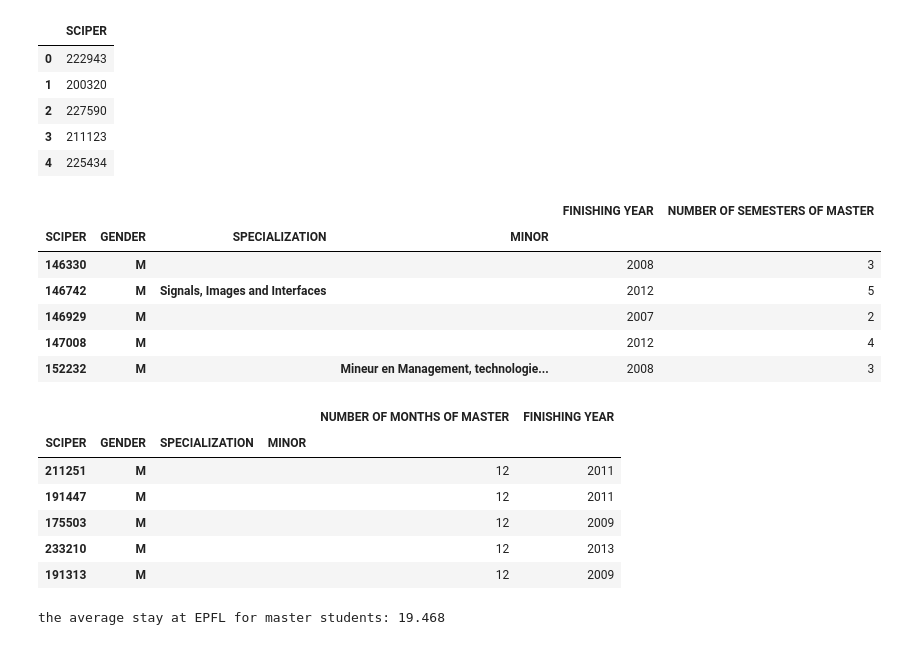
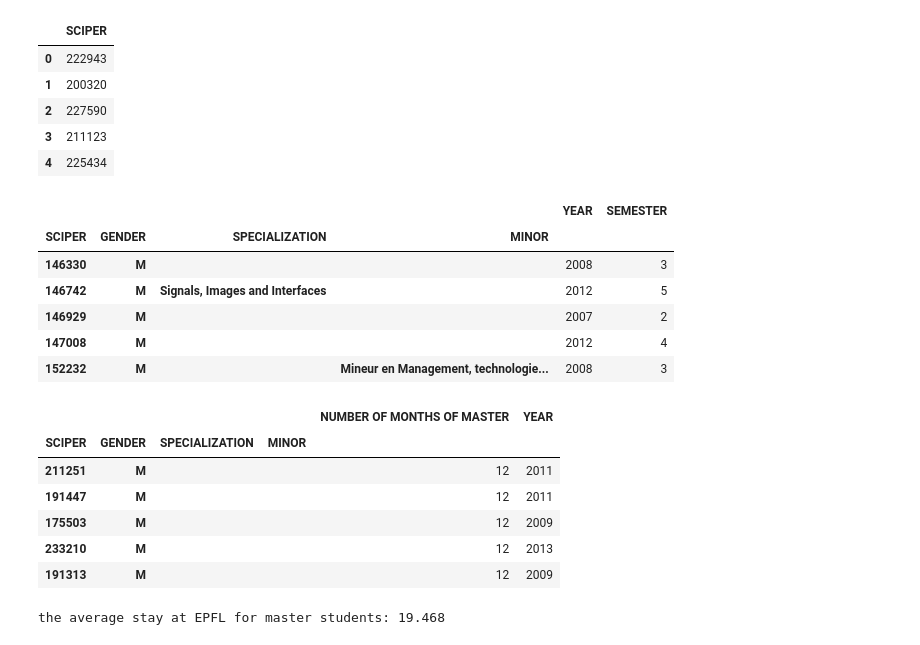
Before and after one commit to boudabou/ADA_Homeworks, a Jupyter notebook: Homework 2 - Extracting Data From Web/ISA.ipynb, the cells around one changed output. Cells and saved outputs as stored; diff of their text form; code cells hidden in the pictures.

```diff
--- a/Homework 2 - Extracting Data From Web/ISA.ipynb
+++ b/Homework 2 - Extracting Data From Web/ISA.ipynb
@@ -448,18 +448,18 @@ for sciper in final_list_students:
 # %%
 # Group by SCIPER and GENDER to get the table of all different students
 # The count method will count the number of raws corresponding to each SCIPER in the SMESTER column
 # Which corresponds to the number of semester spent by the student doing his Master
 grouped = sciper_gender_table_semester_final.groupby(by=['SCIPER','GENDER','SPECIALIZATION','MINOR'])
 # Create an aggregation function that counts the number of masters' semesters per students and extract the last year of master
 aggregaton_function = {'SEMESTER':'count', 'YEAR':'max'}
 # Apply the aggregation function to the previous table
 total_number_of_semesters_of_master = grouped.agg(aggregaton_function)
 
 # Change the names of the columns of the resulting table
-total_number_of_semesters_of_master.columns = ['FINISHING YEAR','NUMBER OF SEMESTERS OF MASTER']
+#total_number_of_semesters_of_master.columns = ['FINISHING YEAR','NUMBER OF SEMESTERS OF MASTER']
 total_number_of_semesters_of_master.head()
 # %% [output]
-|  |  |  |  | FINISHING YEAR | NUMBER OF SEMESTERS OF MASTER |
+|  |  |  |  | YEAR | SEMESTER |
 | SCIPER | GENDER | SPECIALIZATION | MINOR |  |  |
 | 146330 | M |  |  | 2008 | 3 |
 | 146742 | M | Signals, Images and Interfaces |  | 2012 | 5 |
@@ -472,14 +472,14 @@ total_number_of_months_of_master = total_number_of_semesters_of_master.copy()
 
 # Add a new column that represents the number of months and fill it by multiplyng the correspondent number of
 #semesters by 6 (1 semester= 6 months)
-total_number_of_months_of_master['NUMBER OF MONTHS OF MASTER'] = 6* total_number_of_months_of_master['NUMBER OF SEMESTERS OF MASTER']
+total_number_of_months_of_master['NUMBER OF MONTHS OF MASTER'] = 6* total_number_of_months_of_master['SEMESTER']
 
 # Remove the column corresponding to the number of semesters and sort according to the number of months
-total_number_of_months_of_master = total_number_of_months_of_master[['NUMBER OF MONTHS OF MASTER','FINISHING YEAR']].sort_values('NUMBER OF MONTHS OF MASTER')
+total_number_of_months_of_master = total_number_of_months_of_master[['NUMBER OF MONTHS OF MASTER','YEAR']].sort_values('NUMBER OF MONTHS OF MASTER')
 
 total_number_of_months_of_master.head()
 # %% [output]
-|  |  |  |  | NUMBER OF MONTHS OF MASTER | FINISHING YEAR |
+|  |  |  |  | NUMBER OF MONTHS OF MASTER | YEAR |
 | SCIPER | GENDER | SPECIALIZATION | MINOR |  |  |
 | 211251 | M |  |  | 12 | 2011 |
 | 191447 | M |  |  | 12 | 2011 |
```
Also changed, not shown: parts of 4 cells of this notebook.
